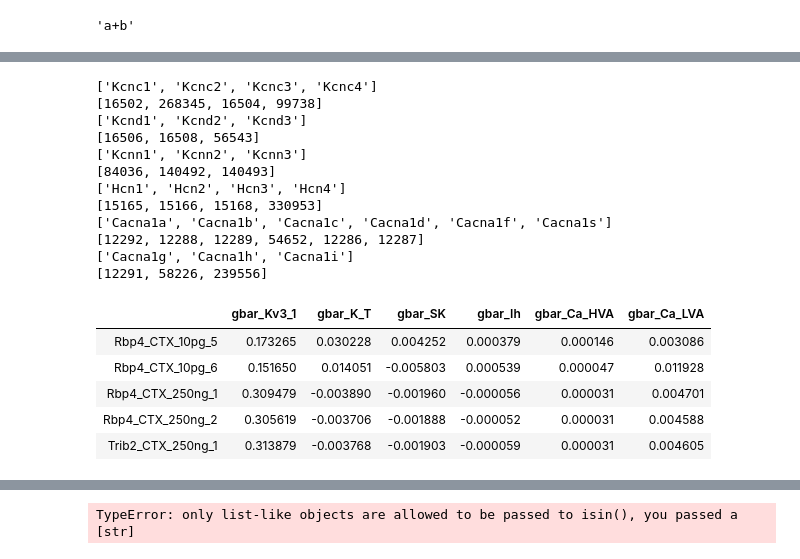
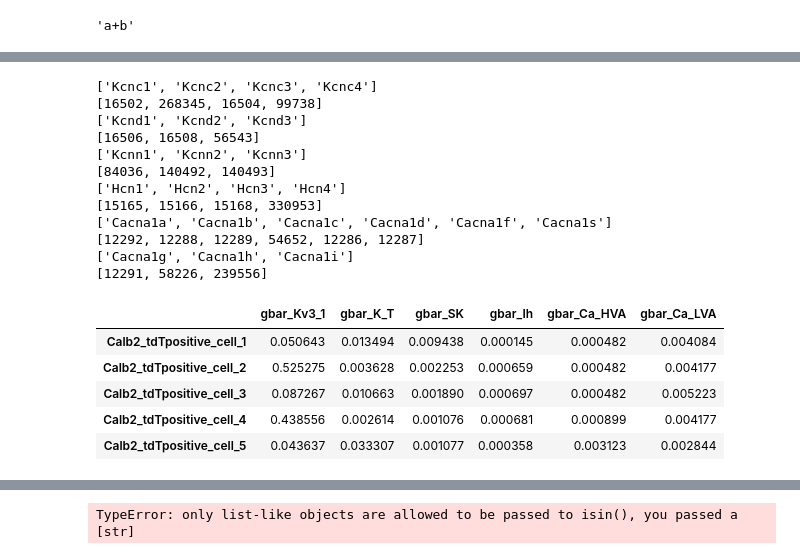
Before and after one commit to allen19981/Conductance_Parameter, a Jupyter notebook: Predictive_comparison.ipynb, the cells around one changed output, grey strips where cells are left out. Drawn from its saved outputs; the diff is of its cells as text; code cells hidden in the pictures.

```diff
--- a/Predictive_comparison.ipynb
+++ b/Predictive_comparison.ipynb
@@ -380,7 +385,8 @@ def get_cond_stat_models(parameter_type, gene_symbol_list, df):
 
     graph_spec.columns = flatten([graph_spec.columns[0], gene_symbol_list])
 
-    gamma_model = smf.glm(formula = formula, data = graph_spec, family=sm.families.Gamma())
+    link_fxn = sm.families.links.log
+    gamma_model = smf.glm(formula = formula, data = graph_spec, family=sm.families.Gaussian(link=link_fxn))
     fit_model = gamma_model.fit()
     return(fit_model)
 
@@ -418,34 +412,34 @@ Length: 1809, dtype: float64
 # %%
 # run all predictions for all conductances on tasic2016 data
 df = pd.DataFrame()
 for cond in related_RNA.keys():
     gene_symbol_list = related_RNA[cond]
-    #gene_symbol_list = [related_RNA[cond][0]]
+    #gene_symbol_list = [related_RNA[cond][1]]
     print(gene_symbol_list)
     fit_model = get_cond_stat_models(cond, gene_symbol_list, sep_layer_cre_parameter_df)
-    predictions = get_gene_exp_cond_predictions(new_cpm, fit_model,  gene_symbol_list)
+    predictions = get_gene_exp_cond_predictions(new_cpm, fit_model, gene_symbol_list)
     df[cond] = predictions
 
-df.tail()
+df.head()
 # %% [output]
 ['Kcnc1', 'Kcnc2', 'Kcnc3', 'Kcnc4']
 [16502, 268345, 16504, 99738]
 ['Kcnd1', 'Kcnd2', 'Kcnd3']
 [16506, 16508, 56543]
 ['Kcnn1', 'Kcnn2', 'Kcnn3']
 [84036, 140492, 140493]
 ['Hcn1', 'Hcn2', 'Hcn3', 'Hcn4']
 [15165, 15166, 15168, 330953]
 ['Cacna1a', 'Cacna1b', 'Cacna1c', 'Cacna1d', 'Cacna1f', 'Cacna1s']
 [12292, 12288, 12289, 54652, 12286, 12287]
 ['Cacna1g', 'Cacna1h', 'Cacna1i']
 [12291, 58226, 239556]
 |  | gbar_Kv3_1 | gbar_K_T | gbar_SK | gbar_Ih | gbar_Ca_HVA | gbar_Ca_LVA |
-| Rbp4_CTX_10pg_5 | 0.173265 | 0.030228 | 0.004252 | 0.000379 | 0.000146 | 0.003086 |
-| Rbp4_CTX_10pg_6 | 0.151650 | 0.014051 | -0.005803 | 0.000539 | 0.000047 | 0.011928 |
-| Rbp4_CTX_250ng_1 | 0.309479 | -0.003890 | -0.001960 | -0.000056 | 0.000031 | 0.004701 |
-| Rbp4_CTX_250ng_2 | 0.305619 | -0.003706 | -0.001888 | -0.000052 | 0.000031 | 0.004588 |
-| Trib2_CTX_250ng_1 | 0.313879 | -0.003768 | -0.001903 | -0.000059 | 0.000031 | 0.004605 |
+| Calb2_tdTpositive_cell_1 | 0.050643 | 0.013494 | 0.009438 | 0.000145 | 0.000482 | 0.004084 |
+| Calb2_tdTpositive_cell_2 | 0.525275 | 0.003628 | 0.002253 | 0.000659 | 0.000482 | 0.004177 |
+| Calb2_tdTpositive_cell_3 | 0.087267 | 0.010663 | 0.001890 | 0.000697 | 0.000482 | 0.005223 |
+| Calb2_tdTpositive_cell_4 | 0.438556 | 0.002614 | 0.001076 | 0.000681 | 0.000899 | 0.004177 |
+| Calb2_tdTpositive_cell_5 | 0.043637 | 0.033307 | 0.001077 | 0.000358 | 0.003123 | 0.002844 |
 # %%
 # all_features_cell_type[all_features_cell_type['gbar_Ih'] > 0 ].head()
 # cre_line_metadata.head()
```
Also changed, not shown: parts of 9 cells of this notebook.
